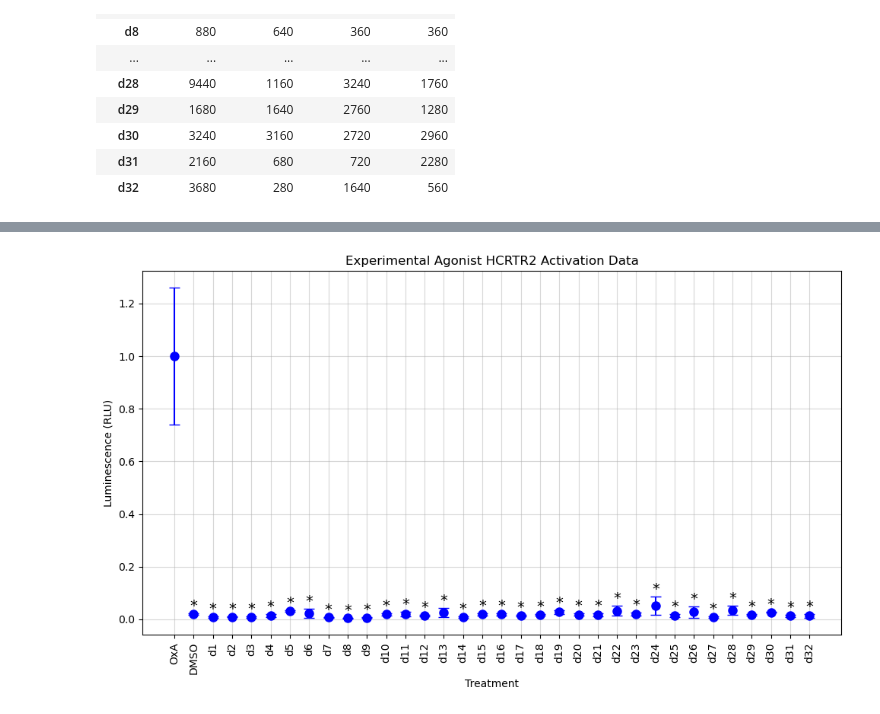
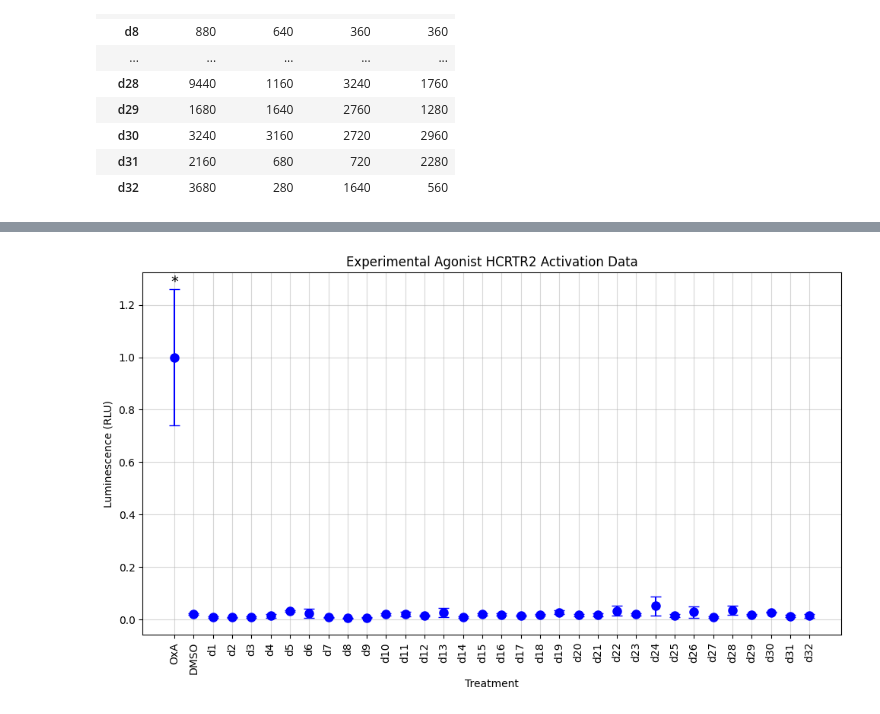
Before and after one commit to toadlover/ginsparg_thymelab_thesis, a Jupyter notebook: jupyter_notebooks/figure_making/presto_tango_data/1_8_25_agonist_preliminary_experiment/1_8_25_agonist_preliminary_experiment_simple_names.ipynb, the cells around one changed output, grey strips where cells are left out. Cells and saved outputs as stored; diff of their text form; code cells hidden in the pictures.

```diff
--- a/jupyter_notebooks/figure_making/presto_tango_data/1_8_25_agonist_preliminary_experiment/1_8_25_agonist_preliminary_experiment_simple_names.ipynb
+++ b/jupyter_notebooks/figure_making/presto_tango_data/1_8_25_agonist_preliminary_experiment/1_8_25_agonist_preliminary_experiment_simple_names.ipynb
@@ -99,7 +115,8 @@ drug_sems = replicates.sem(axis=1)  # Standard error across replicates (rows)
 
 # Step 3: Perform statistical analysis (t-test against the first drug)
 # The first drug is the first row of replicates
-first_drug_values = replicates.iloc[0]  # First drug's replicates
+#significantly different from dmso, not oxa
+first_drug_values = replicates.iloc[1]  # First drug's replicates
 
 # Store p-values for the comparisons
 p_values = []
@@ -109,35 +126,39 @@ for i, drug in enumerate(drug_names):
     drug_values = replicates.iloc[i]  # Data for the current drug
     _, p_value = stats.ttest_ind(first_drug_values, drug_values, equal_var=False)  # Welch's t-test
     p_values.append(p_value)
+    #print(i,p_value,drug_values)
 
 # Step 4: Plot the data with error bars
 plt.figure(figsize=(10, 6))
 
 # Plot the drugs with error bars
 for i, drug in enumerate(drug_names):
     plt.errorbar(
         [i], drug_means[i], yerr=drug_sems[i], fmt="o", label=drug, capsize=5, markersize=8, color='blue'
     )
 
 # Add asterisks for statistical significance
 for i, p_value in enumerate(p_values):
+    #temporary removal of asterisks for what is being lebeled as signficantly different from DMSO
+    if i > 1:
+        continue
     if p_value < 0.05:
         plt.text(
             i, drug_means[i] + drug_sems[i], "*", ha="center", va="bottom", fontsize=14, color="black"
         )
 
 # Customize the plot
 plt.title('Experimental Agonist HCRTR2 Activation Data')
 plt.xlabel('Treatment')
 plt.ylabel('Luminescence (RLU)')
 plt.xticks(np.arange(len(drug_names)), drug_names, rotation=90, ha="center")
 plt.grid(alpha=0.5)
 plt.tight_layout()
 
 # Show the plot
 plt.show()
 # %% [output]
-[figure, old version]
+[figure, new version]
 # %%
 row_mean
 # %% [output]
```
Also changed, not shown: parts of 3 cells of this notebook, 1 other file.
